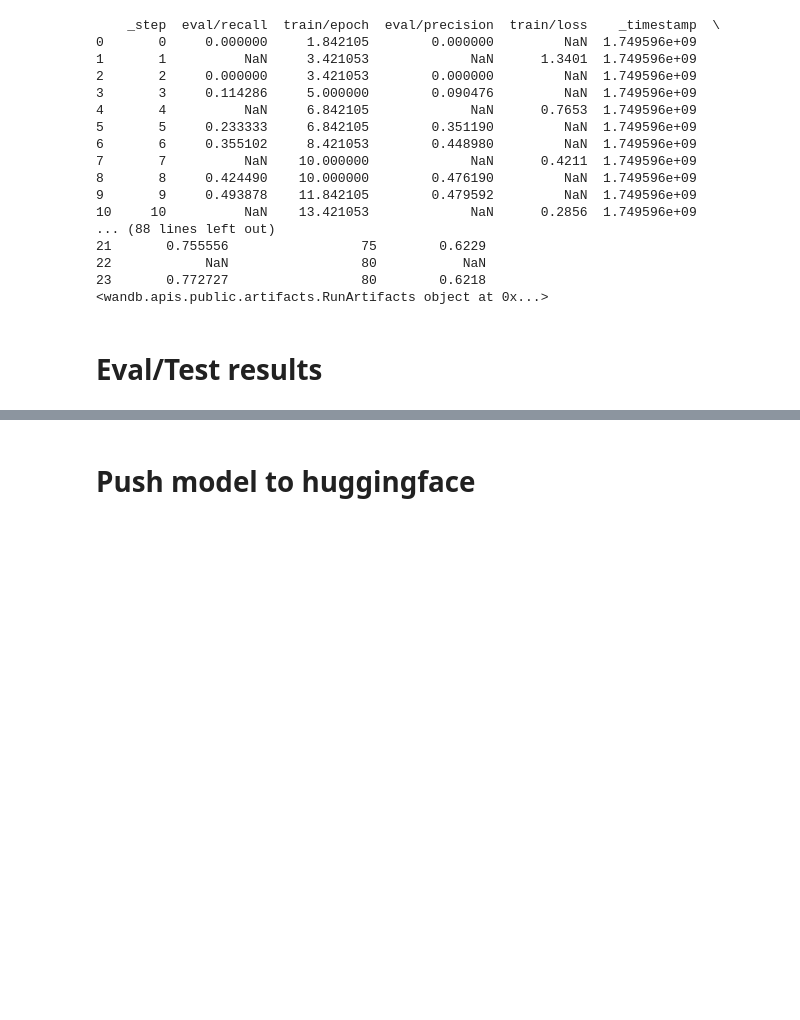
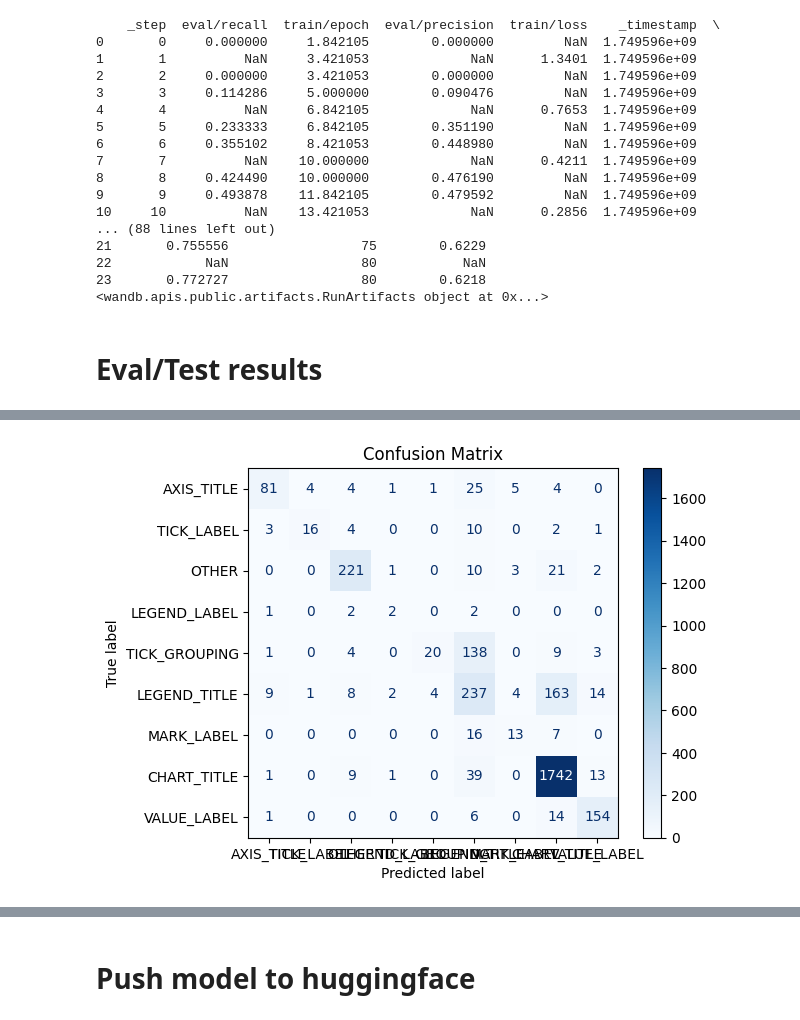
Before and after one commit to nassimb0u/text-role-classification, a Jupyter notebook: datasets/prepro_datasets.ipynb, the cells around one changed output, grey strips where cells are left out. Drawn from its saved outputs; the diff is of its cells as text; code cells hidden in the pictures; blank space fills up the shorter version.

```diff
--- a/datasets/prepro_datasets.ipynb
+++ b/datasets/prepro_datasets.ipynb
@@ -1507,9 +1483,0 @@ print(len(preds))
-# %%
-with open("./datasets/test.txt", "r") as f:
-    lines = f.readlines()
-    # Remove trailing newlines if needed
-    lines = [line.strip() for line in lines]
-
-
-lines = lines[:8443] + lines[8445:]
-len(lines)
@@ -1742,0 +1615,8 @@ F1 Score (macro): 0.24661507063864885
+# %%
+econbiz_preds = []
+with open("./datasets/eval_test_results/predictions_econbiz.txt", "r") as f:
+    for line in f:
+        i, list_str = line.split(":", 1)
+        items = ast.literal_eval(list_str.strip())
+        econbiz_preds.extend(items)
+print(len(econbiz_preds))
@@ -1742,0 +1625,6 @@ F1 Score (macro): 0.24661507063864885
+# %%
+df_econbiz_dataset_ordered_wpred = pd.read_csv(
+    "./datasets/eval_test_results/econbiz_dataset_ordered_wpred.csv"
+)
+df_econbiz_dataset_ordered_wpred["predicted_role"] = econbiz_preds
+df_econbiz_dataset_ordered_wpred.head()
@@ -1742,0 +1652,16 @@ F1 Score (macro): 0.24661507063864885
+# %%
+# Confusion Matrix
+cm_econbiz = confusion_matrix(
+    df_econbiz_dataset_ordered_wpred["role"],
+    df_econbiz_dataset_ordered_wpred["predicted_role"],
+)
+
+disp = ConfusionMatrixDisplay(
+    confusion_matrix=cm,
+    display_labels=labels,
+)
+disp.plot(cmap=plt.cm.Blues)
+plt.title("Confusion Matrix")
+plt.show()
+# %% [output]
+[figure, added]
```
Also changed, not shown: parts of 33 cells of this notebook.
